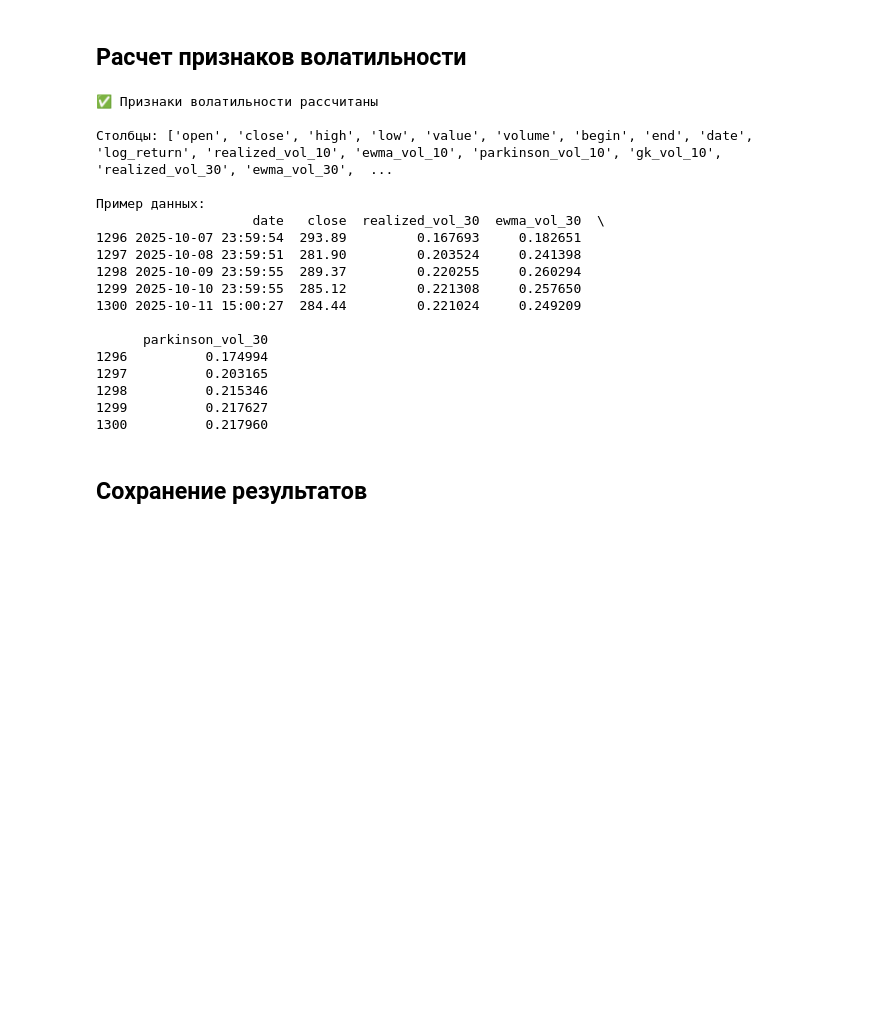
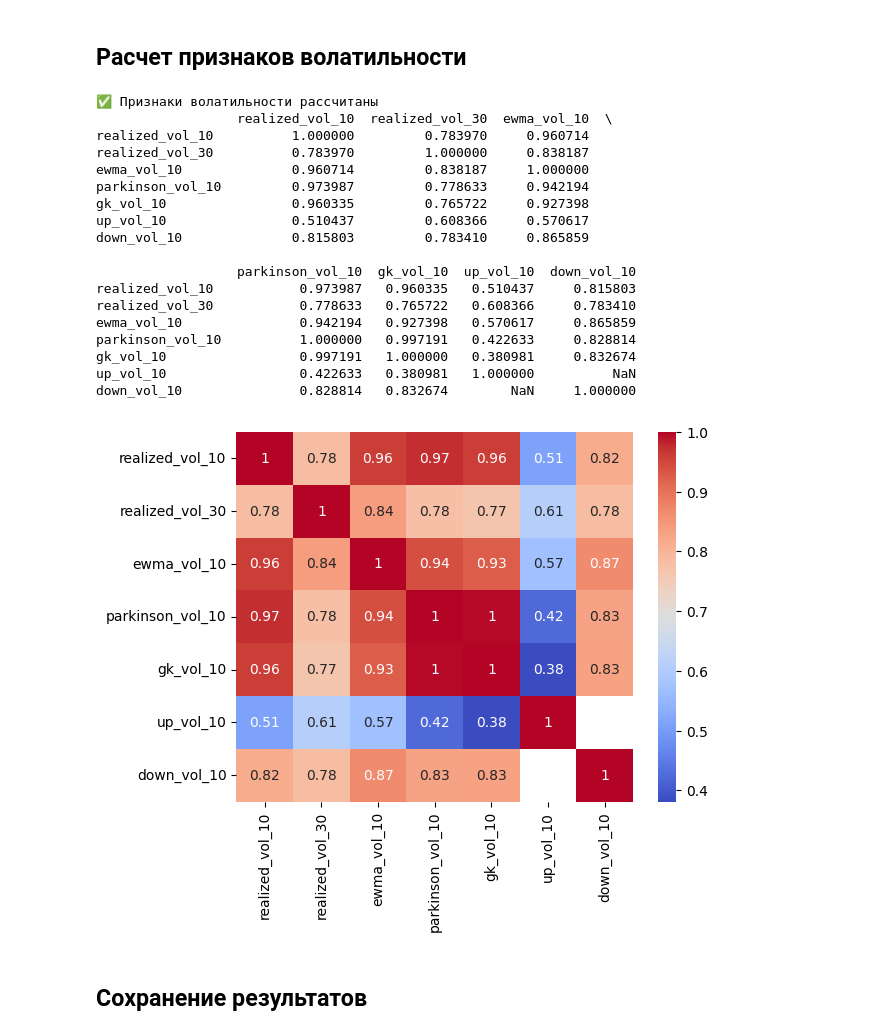
Before and after one commit to Povid1o/MOEXScanner, a Jupyter notebook: ML/02_feature_engineering/01_volatility_features.ipynb, the cells around one changed output. Drawn from its saved outputs; the diff is of its cells as text; code cells hidden in the pictures; blank space fills up the shorter version.

```diff
--- a/ML/02_feature_engineering/01_volatility_features.ipynb
+++ b/ML/02_feature_engineering/01_volatility_features.ipynb
@@ -102,39 +124,54 @@ print("✅ Функции волатильности загружены")
 # %%
 # Расчет всех типов волатильности
 windows = [10, 30, 60]
 
 for window in windows:
     df[f'realized_vol_{window}'] = realized_volatility(df['log_return'], window=window)
     df[f'ewma_vol_{window}'] = ewma_volatility(df['log_return'], span=window)
     df[f'parkinson_vol_{window}'] = parkinson_volatility(df['high'], df['low'], window=window)
     df[f'gk_vol_{window}'] = garman_klass_volatility(df['open'], df['high'], df['low'], df['close'], window=window)
     up, down = directional_volatility(df['log_return'], window=window)
     df[f'up_vol_{window}'] = up
     df[f'down_vol_{window}'] = down
 
 print("✅ Признаки волатильности рассчитаны")
-print(f"\nСтолбцы: {df.columns.tolist()}")
-print(f"\nПример данных:")
-print(df[['date', 'close', 'realized_vol_30', 'ewma_vol_30', 'parkinson_vol_30, gk_vol_30']].tail())
+# print(f"\nСтолбцы: {df.columns.tolist()}")
+# print(f"\nПример данных:")
+# print(df[['date', 'close', 'realized_vol_30', 'ewma_vol_30', 'parkinson_vol_30', 'gk_vol_30', 'up_vol_30', 'down_vol_30']].tail())
+
+
+vol_cols = [
+    'realized_vol_10', 'realized_vol_30', 'ewma_vol_10', 'parkinson_vol_10', 'gk_vol_10', 'up_vol_10', 'down_vol_10',
+
+]
+
+# Строим матрицу корреляций
+corr_matrix = df[vol_cols].corr()
+print(corr_matrix)
+
+# Визуализация
+sns.heatmap(corr_matrix, annot=True, cmap='coolwarm')
+plt.show()
 # %% [output]
 ✅ Признаки волатильности рассчитаны
+                  realized_vol_10  realized_vol_30  ewma_vol_10  \
+realized_vol_10          1.000000         0.783970     0.960714
+realized_vol_30          0.783970         1.000000     0.838187
+ewma_vol_10              0.960714         0.838187     1.000000
+parkinson_vol_10         0.973987         0.778633     0.942194
+gk_vol_10                0.960335         0.765722     0.927398
+up_vol_10                0.510437         0.608366     0.570617
+down_vol_10              0.815803         0.783410     0.865859
 
-Столбцы: ['open', 'close', 'high', 'low', 'value', 'volume', 'begin', 'end', 'date', 'log_return', 'realized_vol_10', 'ewma_vol_10', 'parkinson_vol_10', 'gk_vol_10', 'realized_vol_30', 'ewma_vol_30',  ...
-
-Пример данных:
-                    date   close  realized_vol_30  ewma_vol_30  \
-1296 2025-10-07 23:59:54  293.89         0.167693     0.182651
-1297 2025-10-08 23:59:51  281.90         0.203524     0.241398
-1298 2025-10-09 23:59:55  289.37         0.220255     0.260294
-1299 2025-10-10 23:59:55  285.12         0.221308     0.257650
-1300 2025-10-11 15:00:27  284.44         0.221024     0.249209
-
-      parkinson_vol_30
-1296          0.174994
-1297          0.203165
-1298          0.215346
-1299          0.217627
-1300          0.217960
+                  parkinson_vol_10  gk_vol_10  up_vol_10  down_vol_10
+realized_vol_10           0.973987   0.960335   0.510437     0.815803
+realized_vol_30           0.778633   0.765722   0.608366     0.783410
+ewma_vol_10               0.942194   0.927398   0.570617     0.865859
+parkinson_vol_10          1.000000   0.997191   0.422633     0.828814
+gk_vol_10                 0.997191   1.000000   0.380981     0.832674
+up_vol_10                 0.422633   0.380981   1.000000          NaN
+down_vol_10               0.828814   0.832674        NaN     1.000000
+[figure, added]
 # %% [markdown]
 ## Сохранение результатов
 # %%
```
Also changed, not shown: parts of 2 cells of this notebook, 1 other file.
